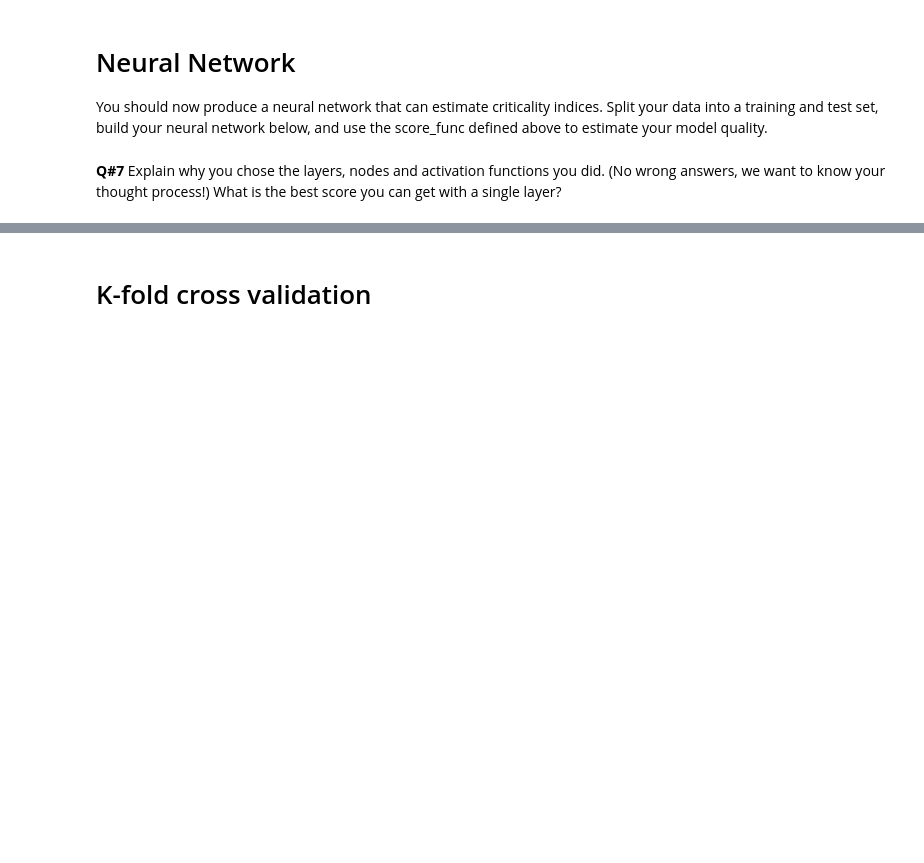
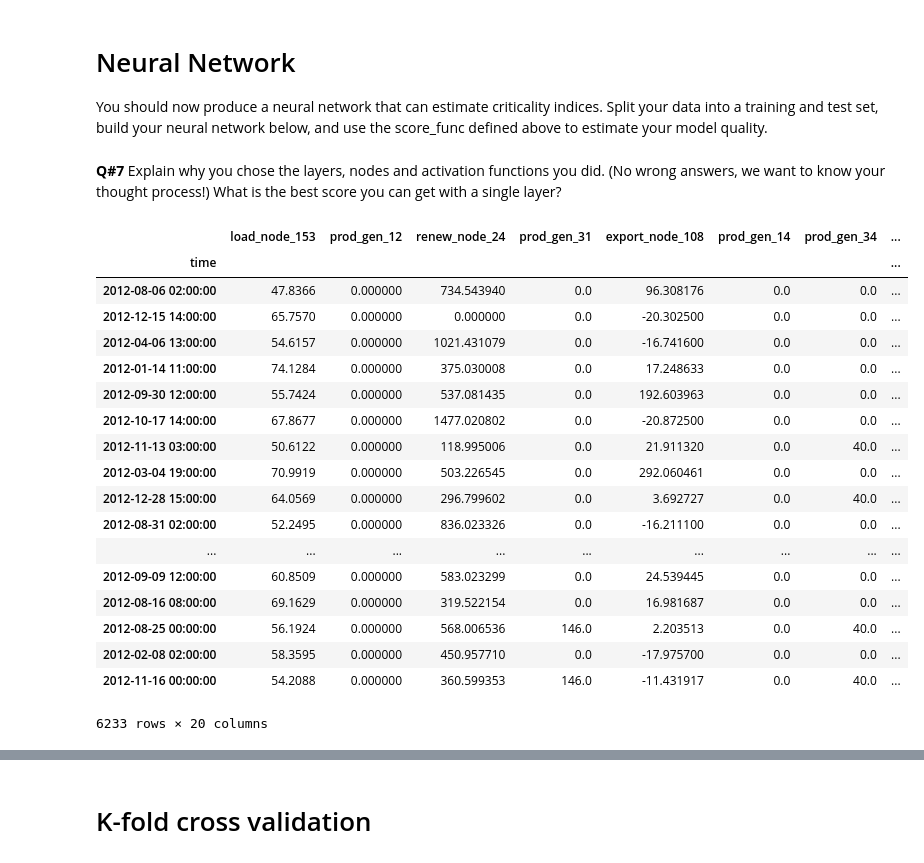
Before and after one commit to bok11/31380-HandIn2, a Jupyter notebook: HI3_modeling.ipynb, the cells around one changed output, grey strips where cells are left out. Cells and saved outputs as stored; diff of their text form; code cells hidden in the pictures; blank space fills up the shorter version.

```diff
--- a/HI3_modeling.ipynb
+++ b/HI3_modeling.ipynb
@@ -113,11 +113,33 @@ Split your data into a training and test set, build your neural network below, a
 # %%
 # Split data into training and test
 # creating train data
 from sklearn.model_selection import train_test_split
 X_train, X_test, y_train, y_test = train_test_split(fdata['raw'],
                                                     cdata['fixed'],
                                                     test_size=0.25,
                                                     random_state=42)
+
+X_train
+# %% [output]
+|  | load_node_153 | prod_gen_12 | renew_node_24 | prod_gen_31 | export_node_108 | prod_gen_14 | prod_gen_34 | ... |
+| time |  |  |  |  |  |  |  | ... |
+| 2012-08-06 02:00:00 | 47.8366 | 0.000000 | 734.543940 | 0.0 | 96.308176 | 0.0 | 0.0 | ... |
+| 2012-12-15 14:00:00 | 65.7570 | 0.000000 | 0.000000 | 0.0 | -20.302500 | 0.0 | 0.0 | ... |
+| 2012-04-06 13:00:00 | 54.6157 | 0.000000 | 1021.431079 | 0.0 | -16.741600 | 0.0 | 0.0 | ... |
+| 2012-01-14 11:00:00 | 74.1284 | 0.000000 | 375.030008 | 0.0 | 17.248633 | 0.0 | 0.0 | ... |
+| 2012-09-30 12:00:00 | 55.7424 | 0.000000 | 537.081435 | 0.0 | 192.603963 | 0.0 | 0.0 | ... |
+| 2012-10-17 14:00:00 | 67.8677 | 0.000000 | 1477.020802 | 0.0 | -20.872500 | 0.0 | 0.0 | ... |
+| 2012-11-13 03:00:00 | 50.6122 | 0.000000 | 118.995006 | 0.0 | 21.911320 | 0.0 | 40.0 | ... |
+| 2012-03-04 19:00:00 | 70.9919 | 0.000000 | 503.226545 | 0.0 | 292.060461 | 0.0 | 0.0 | ... |
+| 2012-12-28 15:00:00 | 64.0569 | 0.000000 | 296.799602 | 0.0 | 3.692727 | 0.0 | 40.0 | ... |
+| 2012-08-31 02:00:00 | 52.2495 | 0.000000 | 836.023326 | 0.0 | -16.211100 | 0.0 | 0.0 | ... |
+| ... | ... | ... | ... | ... | ... | ... | ... | ... |
+| 2012-09-09 12:00:00 | 60.8509 | 0.000000 | 583.023299 | 0.0 | 24.539445 | 0.0 | 0.0 | ... |
+| 2012-08-16 08:00:00 | 69.1629 | 0.000000 | 319.522154 | 0.0 | 16.981687 | 0.0 | 0.0 | ... |
+| 2012-08-25 00:00:00 | 56.1924 | 0.000000 | 568.006536 | 146.0 | 2.203513 | 0.0 | 40.0 | ... |
+| 2012-02-08 02:00:00 | 58.3595 | 0.000000 | 450.957710 | 0.0 | -17.975700 | 0.0 | 0.0 | ... |
+| 2012-11-16 00:00:00 | 54.2088 | 0.000000 | 360.599353 | 146.0 | -11.431917 | 0.0 | 40.0 | ... |
+6233 rows × 20 columns
 # %%
 #INSERT Neural Network Code here for a linear regression.
 from keras.models import Sequential
```
Also changed, not shown: parts of 5 cells of this notebook.
